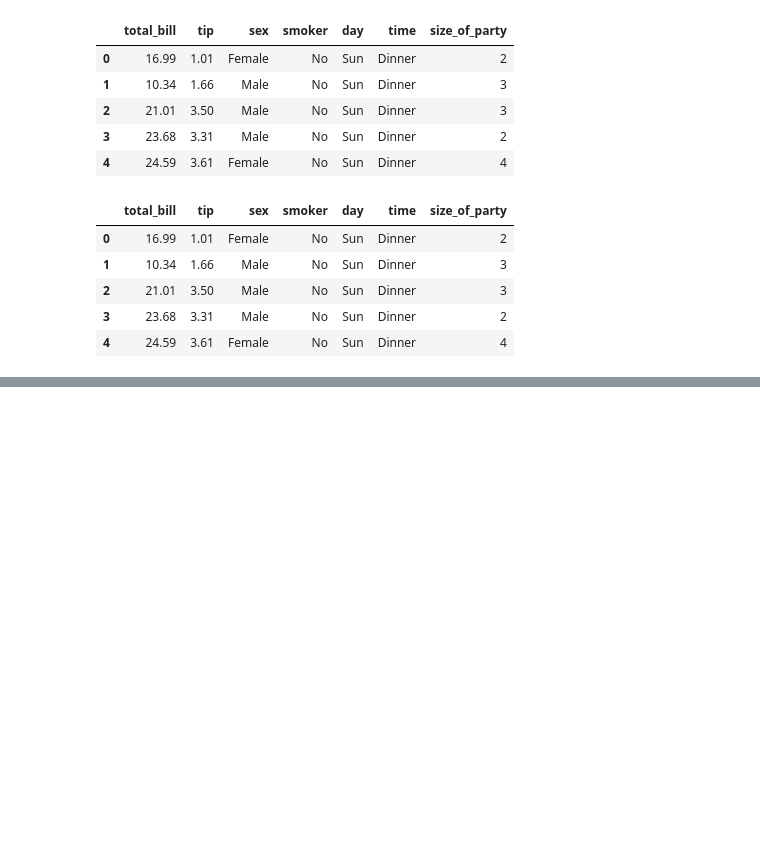
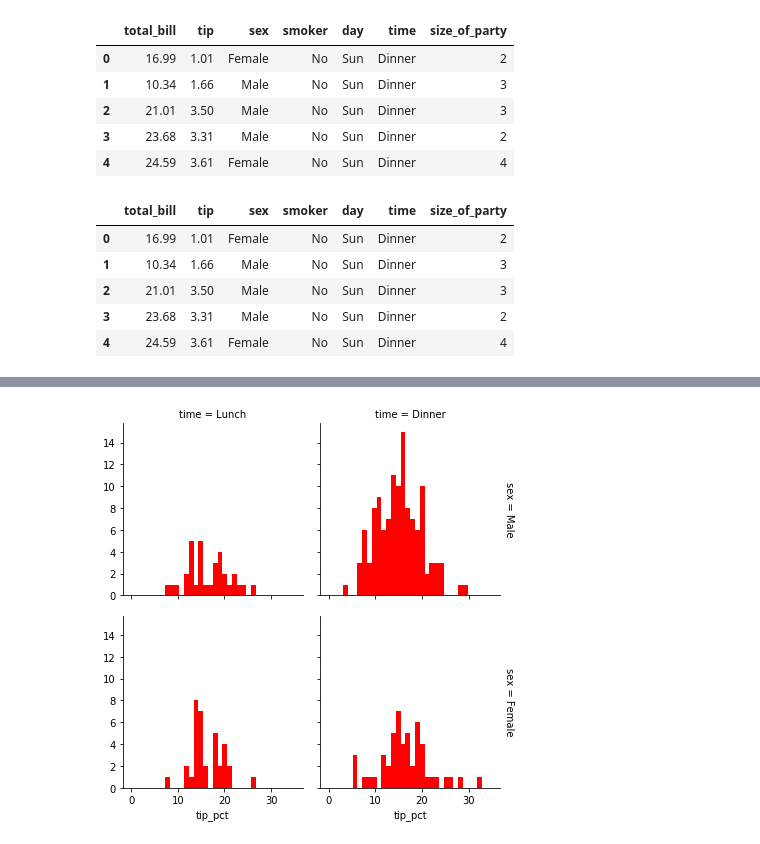
Before and after one commit to bexiturley/Fundamentals-of-Data-Analysis-Assessment-2019, a Jupyter notebook: Tips.ipynb, the cells around one changed output, grey strips where cells are left out. Saved outputs shown, nothing was run; the diff lists cells and outputs as text; code cells hidden in the pictures; blank space fills up the shorter version.

```diff
--- a/Tips.ipynb
+++ b/Tips.ipynb
@@ -58,0 +72,7 @@ variable.head()
+# %%
+tips['tip_pct'] = 100 * tips['tip'] / tips['total_bill']
+
+grid = sns.FacetGrid(tips, row="sex", col="time", margin_titles=True)
+grid.map(plt.hist, "tip_pct", bins=np.linspace(0, 35, 35), color="r" );
+# %% [output]
+[figure, added]
```
Also changed, not shown: parts of 6 cells of this notebook, 1 other file.
